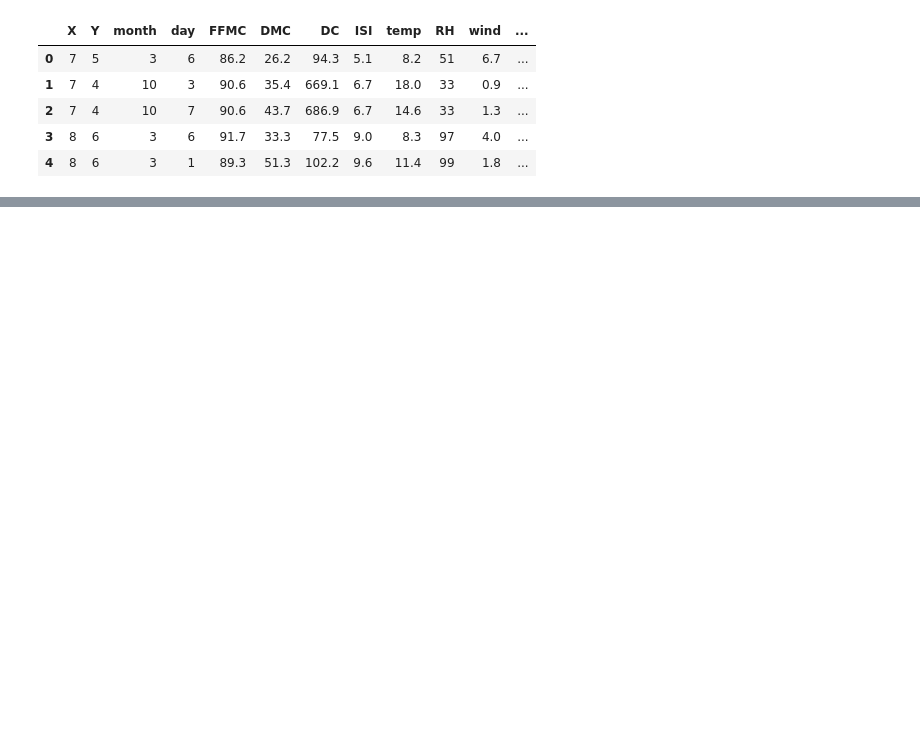
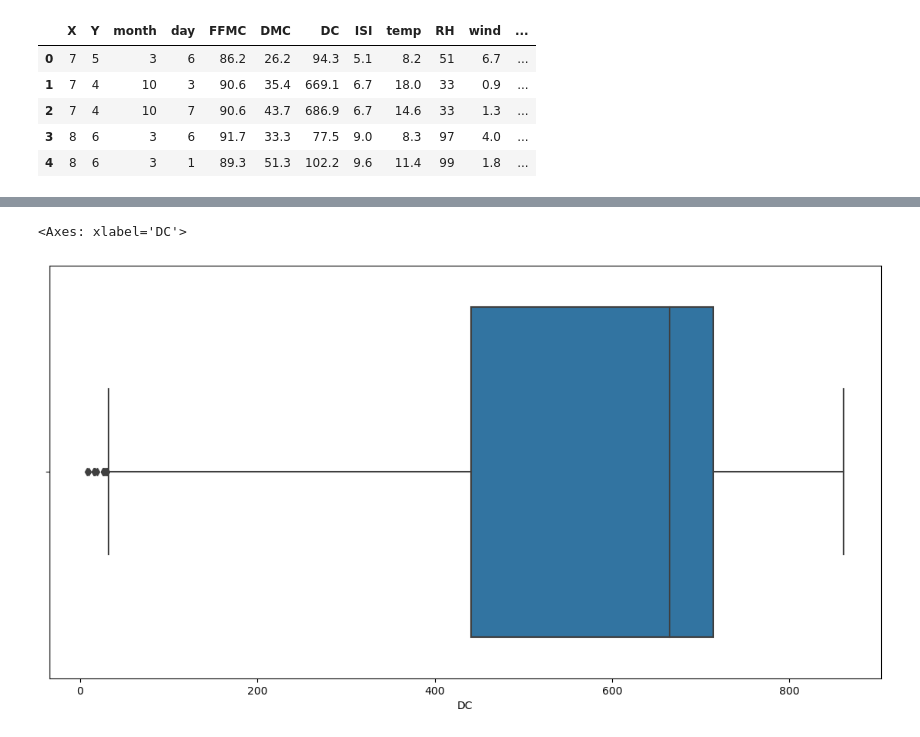
Before and after one commit to kaytlinwu/Wildfire_Analaysis_Data_Science_Midterm_Project, a Jupyter notebook: Notebooks/Midterm_Project_KW.ipynb, the cells around one changed output, grey strips where cells are left out. Drawn from its saved outputs; the diff is of its cells as text; code cells hidden in the pictures; blank space fills up the shorter version.

```diff
--- a/Notebooks/Midterm_Project_KW.ipynb
+++ b/Notebooks/Midterm_Project_KW.ipynb
@@ -249,0 +244,5 @@ sns.histplot(clean_data)  #can make bins
+# %%
+sns.boxplot(data= clean_data, x ='DC')
+# %% [output]
+<Axes: xlabel='DC'>
+[figure, added]
```
Also changed, not shown: parts of 29 cells of this notebook.
